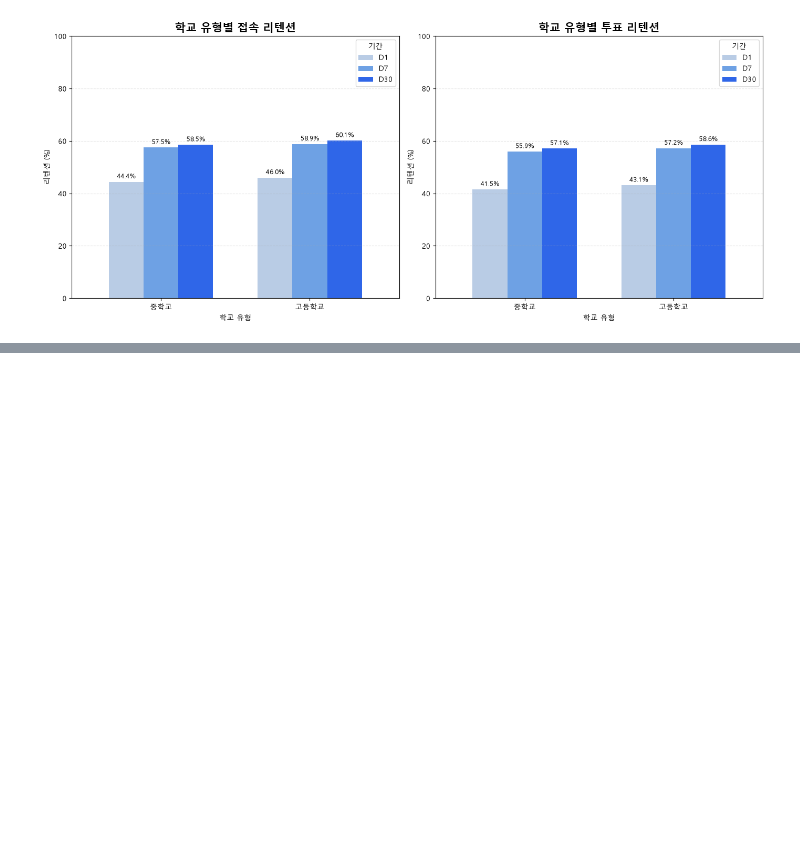
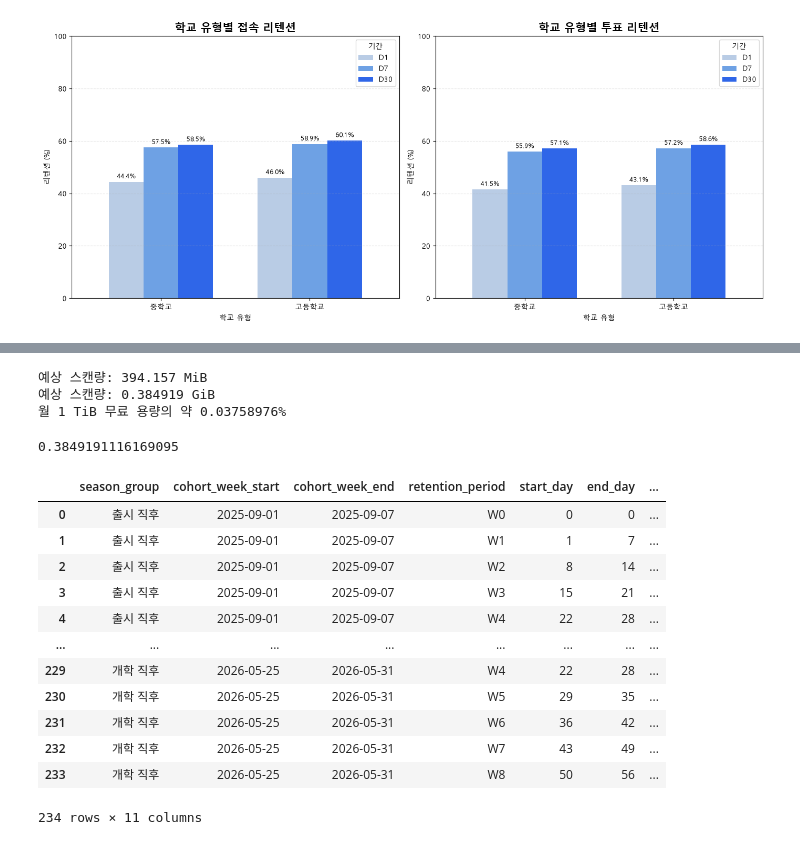
Before and after one commit to hyungmin0629/ping-v2, a Jupyter notebook: notebooks/retention.ipynb, the cells around one changed output, grey strips where cells are left out. Drawn from its saved outputs; the diff is of its cells as text; code cells hidden in the pictures; blank space fills up the shorter version.

```diff
--- a/notebooks/retention.ipynb
+++ b/notebooks/retention.ipynb
@@ -2615,0 +3651,27 @@ plt.show()
+# %%
+cost(seasonal_vote_cohort_sql)
+# %% [output]
+예상 스캔량: 394.157 MiB
+예상 스캔량: 0.384919 GiB
+월 1 TiB 무료 용량의 약 0.03758976%
+0.3849191116169095
+# %%
+df_seasonal_cohort = bq.query(
+    seasonal_vote_cohort_sql
+).to_dataframe()
+
+display(df_seasonal_cohort)
+# %% [output]
+|  | season_group | cohort_week_start | cohort_week_end | retention_period | start_day | end_day | ... |
+| 0 | 출시 직후 | 2025-09-01 | 2025-09-07 | W0 | 0 | 0 | ... |
+| 1 | 출시 직후 | 2025-09-01 | 2025-09-07 | W1 | 1 | 7 | ... |
+| 2 | 출시 직후 | 2025-09-01 | 2025-09-07 | W2 | 8 | 14 | ... |
+| 3 | 출시 직후 | 2025-09-01 | 2025-09-07 | W3 | 15 | 21 | ... |
+| 4 | 출시 직후 | 2025-09-01 | 2025-09-07 | W4 | 22 | 28 | ... |
+| ... | ... | ... | ... | ... | ... | ... | ... |
+| 229 | 개학 직후 | 2026-05-25 | 2026-05-31 | W4 | 22 | 28 | ... |
+| 230 | 개학 직후 | 2026-05-25 | 2026-05-31 | W5 | 29 | 35 | ... |
+| 231 | 개학 직후 | 2026-05-25 | 2026-05-31 | W6 | 36 | 42 | ... |
+| 232 | 개학 직후 | 2026-05-25 | 2026-05-31 | W7 | 43 | 49 | ... |
+| 233 | 개학 직후 | 2026-05-25 | 2026-05-31 | W8 | 50 | 56 | ... |
+234 rows × 11 columns
```
Also changed, not shown: parts of 29 cells of this notebook.
